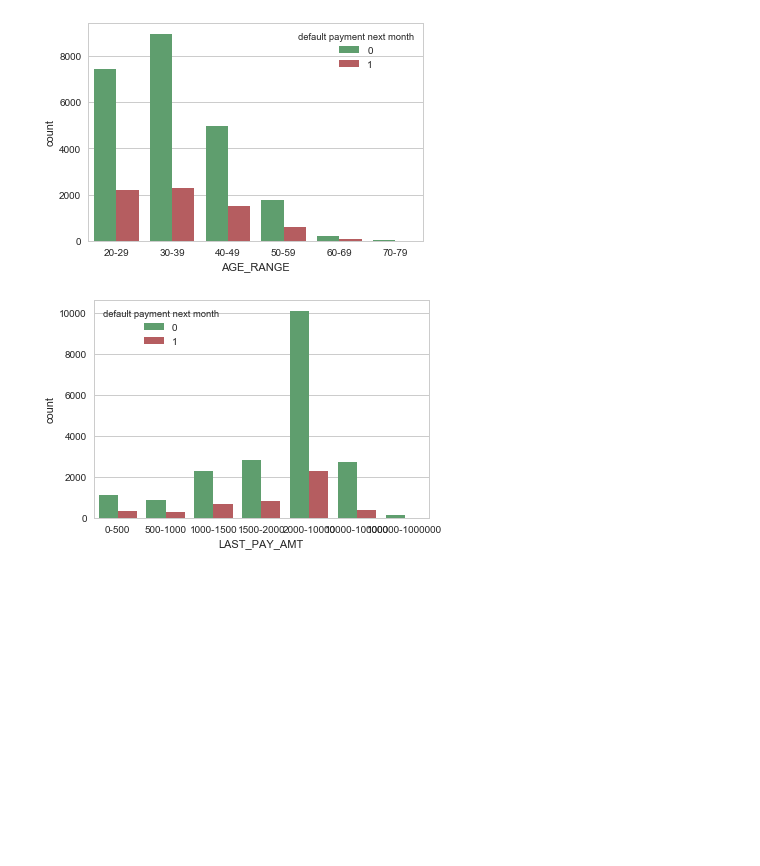
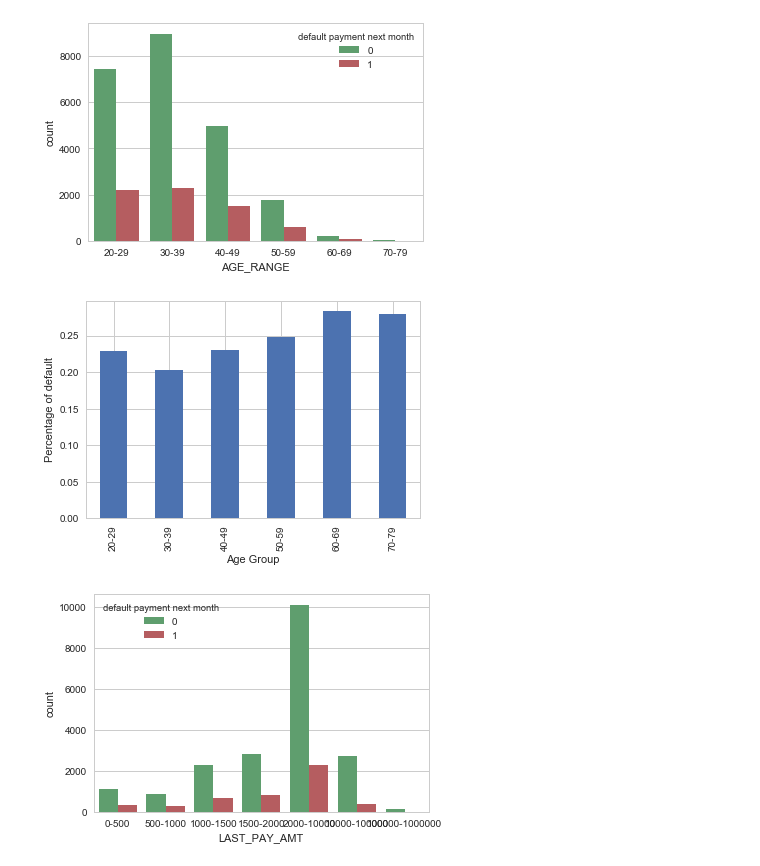
Before and after one commit to dipanjan123/Capsone_Data_Visualization, a Jupyter notebook: Data Visualization Capstone 1.ipynb, the cells around one changed output. Saved outputs shown, nothing was run; the diff lists cells and outputs as text; code cells hidden in the pictures; blank space fills up the shorter version.

```diff
--- a/Data Visualization Capstone 1.ipynb
+++ b/Data Visualization Capstone 1.ipynb
@@ -38,6 +38,15 @@ sns.countplot(x="AGE_RANGE", hue="default payment next month", data=new_df, pale
 plt.show()
 # %% [output]
 [figure]
+# %%
+
+age_range = new_df.groupby('AGE_RANGE')['default payment next month'].mean()
+age_range.plot(x='AGE_RANGE', y = 'default payment next month', kind = 'bar')
+plt.xlabel('Age Group')
+plt.ylabel('Percentage of default')
+plt.show()
+# %% [output]
+[figure, added]
 # %%
 # Checking whether there is relationship between the last bill payment amount and default next month
 sns.countplot(x="LAST_PAY_AMT", hue="default payment next month", data=df, palette=["C1","C2"])
```
Also changed, not shown: parts of 6 cells of this notebook.
